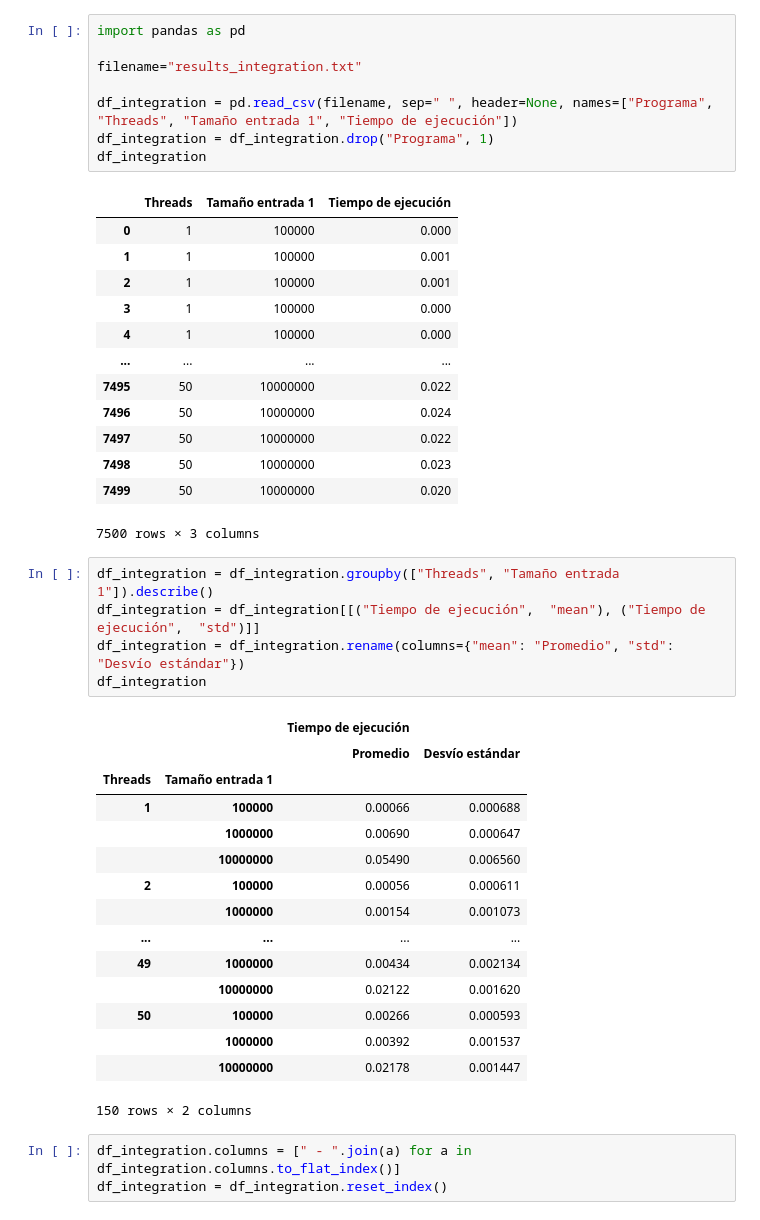
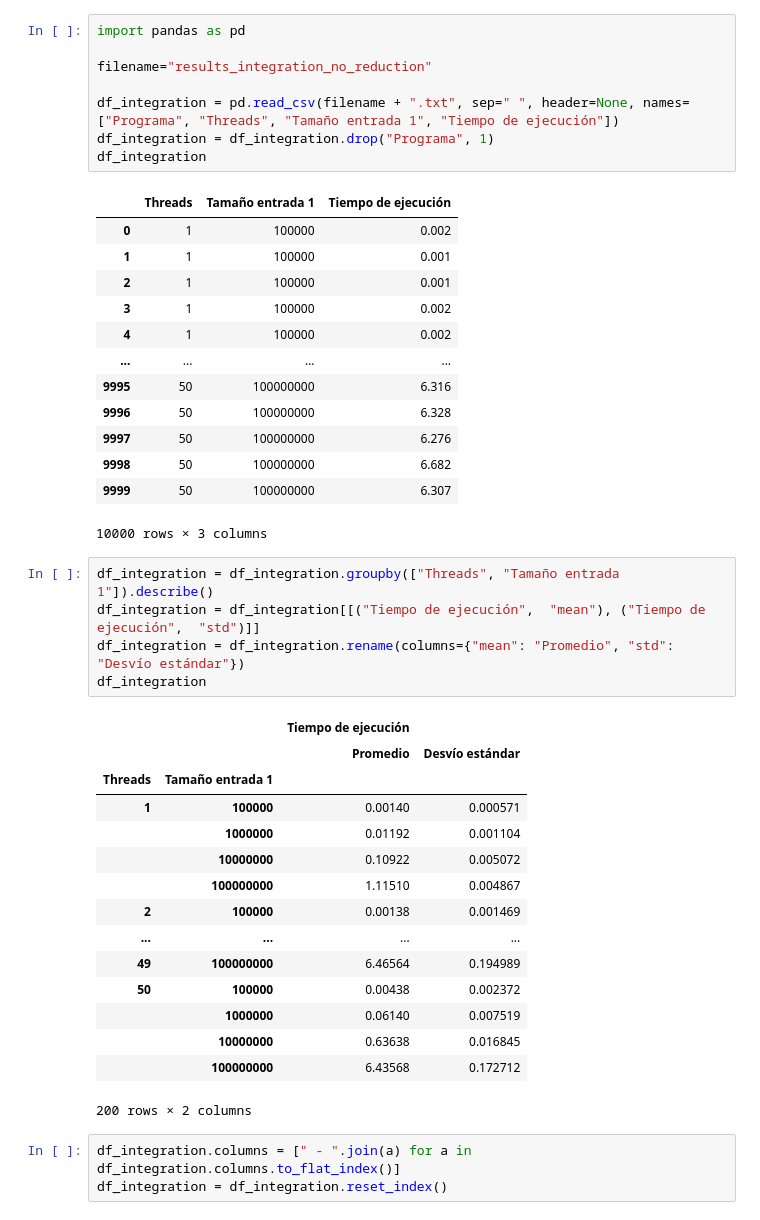
Before and after one commit to amartinezsaucedo/cpd-openmp, a Jupyter notebook: results/Análisis resultados integracion.ipynb, the cells around one changed output. Cells and saved outputs as stored; diff of their text form.

```diff
--- a/results/Análisis resultados integracion.ipynb
+++ b/results/Análisis resultados integracion.ipynb
@@ -1,25 +1,25 @@
 # %%
 import pandas as pd
 
-filename="results_integration.txt"
+filename="results_integration_no_reduction"
 
-df_integration = pd.read_csv(filename, sep=" ", header=None, names=["Programa", "Threads", "Tamaño entrada 1", "Tiempo de ejecución"])
+df_integration = pd.read_csv(filename + ".txt", sep=" ", header=None, names=["Programa", "Threads", "Tamaño entrada 1", "Tiempo de ejecución"])
 df_integration = df_integration.drop("Programa", 1)
 df_integration
 # %% [output]
 |  | Threads | Tamaño entrada 1 | Tiempo de ejecución |
-| 0 | 1 | 100000 | 0.000 |
+| 0 | 1 | 100000 | 0.002 |
 | 1 | 1 | 100000 | 0.001 |
 | 2 | 1 | 100000 | 0.001 |
-| 3 | 1 | 100000 | 0.000 |
-| 4 | 1 | 100000 | 0.000 |
+| 3 | 1 | 100000 | 0.002 |
+| 4 | 1 | 100000 | 0.002 |
 | ... | ... | ... | ... |
-| 7495 | 50 | 10000000 | 0.022 |
-| 7496 | 50 | 10000000 | 0.024 |
-| 7497 | 50 | 10000000 | 0.022 |
-| 7498 | 50 | 10000000 | 0.023 |
-| 7499 | 50 | 10000000 | 0.020 |
+| 9995 | 50 | 100000000 | 6.316 |
+| 9996 | 50 | 100000000 | 6.328 |
+| 9997 | 50 | 100000000 | 6.276 |
+| 9998 | 50 | 100000000 | 6.682 |
+| 9999 | 50 | 100000000 | 6.307 |
-7500 rows × 3 columns
+10000 rows × 3 columns
 # %%
 df_integration = df_integration.groupby(["Threads", "Tamaño entrada 1"]).describe()
 df_integration = df_integration[[("Tiempo de ejecución",  "mean"), ("Tiempo de ejecución",  "std")]]
@@ -29,18 +29,18 @@ df_integration
 |  |  | Tiempo de ejecución |  |
 |  |  | Promedio | Desvío estándar |
 | Threads | Tamaño entrada 1 |  |  |
-| 1 | 100000 | 0.00066 | 0.000688 |
-|  | 1000000 | 0.00690 | 0.000647 |
-|  | 10000000 | 0.05490 | 0.006560 |
-| 2 | 100000 | 0.00056 | 0.000611 |
-|  | 1000000 | 0.00154 | 0.001073 |
+| 1 | 100000 | 0.00140 | 0.000571 |
+|  | 1000000 | 0.01192 | 0.001104 |
+|  | 10000000 | 0.10922 | 0.005072 |
+|  | 100000000 | 1.11510 | 0.004867 |
+| 2 | 100000 | 0.00138 | 0.001469 |
 | ... | ... | ... | ... |
-| 49 | 1000000 | 0.00434 | 0.002134 |
-|  | 10000000 | 0.02122 | 0.001620 |
-| 50 | 100000 | 0.00266 | 0.000593 |
-|  | 1000000 | 0.00392 | 0.001537 |
-|  | 10000000 | 0.02178 | 0.001447 |
+| 49 | 100000000 | 6.46564 | 0.194989 |
+| 50 | 100000 | 0.00438 | 0.002372 |
+|  | 1000000 | 0.06140 | 0.007519 |
+|  | 10000000 | 0.63638 | 0.016845 |
+|  | 100000000 | 6.43568 | 0.172712 |
-150 rows × 2 columns
+200 rows × 2 columns
 # %%
 df_integration.columns = [" - ".join(a) for a in df_integration.columns.to_flat_index()]
 df_integration = df_integration.reset_index()
```
Also changed, not shown: parts of 5 cells of this notebook, 5 other files.
